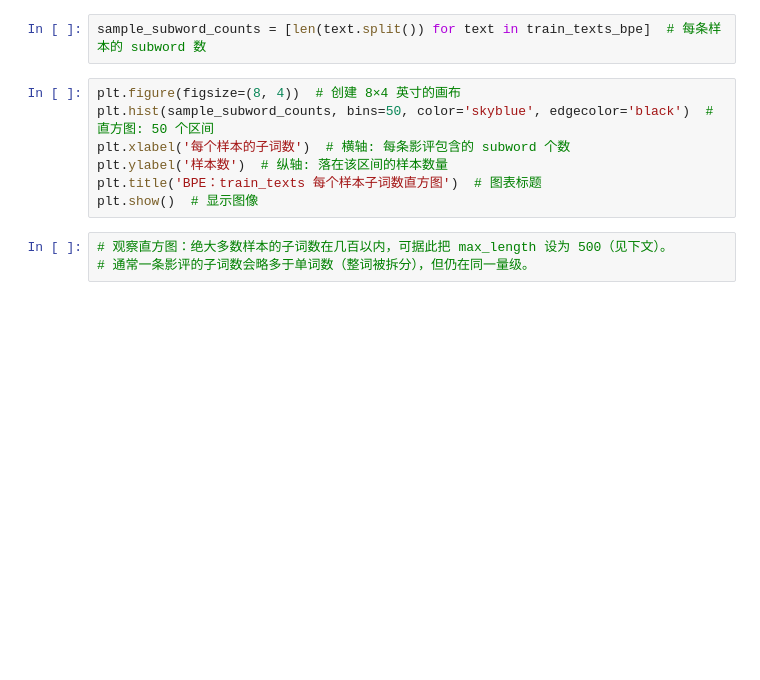
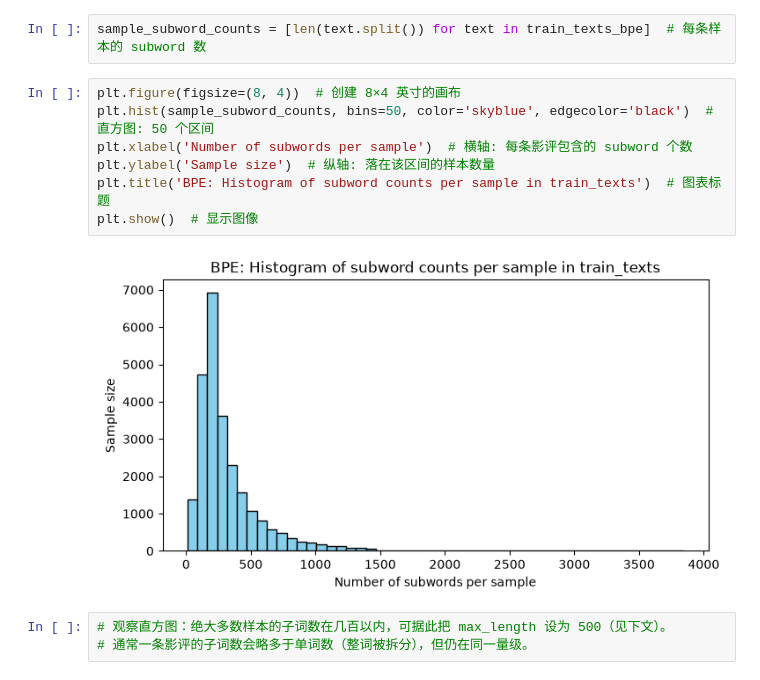
Before and after one commit to BetterWilson/AIT, a Jupyter notebook: 10 IMDB 影评情感二分类（词级与Subword BPE + 平均池化与RNN与LSTM）.ipynb, the cells around one changed output. Saved outputs shown, nothing was run; the diff lists cells and outputs as text; blank space fills up the shorter version.

```diff
--- a/10 IMDB 影评情感二分类（词级与Subword BPE + 平均池化与RNN与LSTM）.ipynb
+++ b/10 IMDB 影评情感二分类（词级与Subword BPE + 平均池化与RNN与LSTM）.ipynb
@@ -315,10 +363,12 @@ sample_subword_counts = [len(text.split()) for text in train_texts_bpe]  # 每
 # %%
 plt.figure(figsize=(8, 4))  # 创建 8×4 英寸的画布
 plt.hist(sample_subword_counts, bins=50, color='skyblue', edgecolor='black')  # 直方图: 50 个区间
-plt.xlabel('每个样本的子词数')  # 横轴: 每条影评包含的 subword 个数
-plt.ylabel('样本数')  # 纵轴: 落在该区间的样本数量
-plt.title('BPE：train_texts 每个样本子词数直方图')  # 图表标题
+plt.xlabel('Number of subwords per sample')  # 横轴: 每条影评包含的 subword 个数
+plt.ylabel('Sample size')  # 纵轴: 落在该区间的样本数量
+plt.title('BPE: Histogram of subword counts per sample in train_texts')  # 图表标题
 plt.show()  # 显示图像
+# %% [output]
+[figure, added]
 # %%
 # 观察直方图：绝大多数样本的子词数在几百以内，可据此把 max_length 设为 500（见下文）。
 # 通常一条影评的子词数会略多于单词数（整词被拆分），但仍在同一量级。
```
Also changed, not shown: parts of 45 cells of this notebook, 19 other files.
